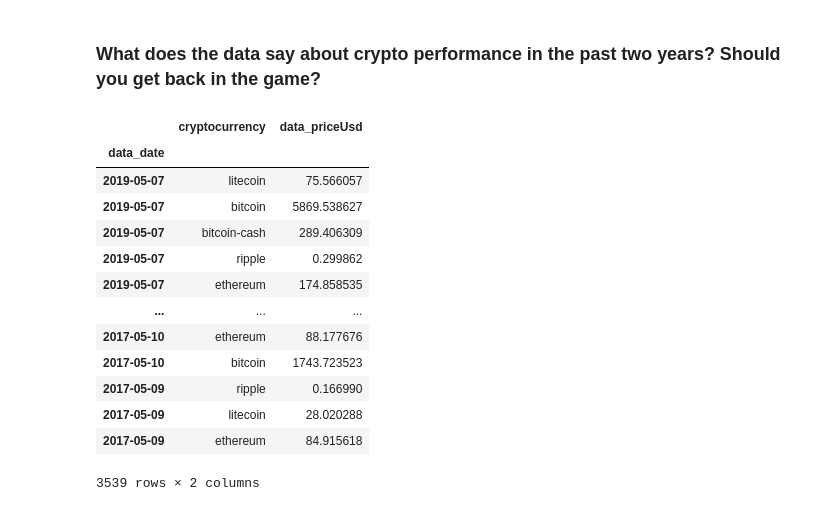
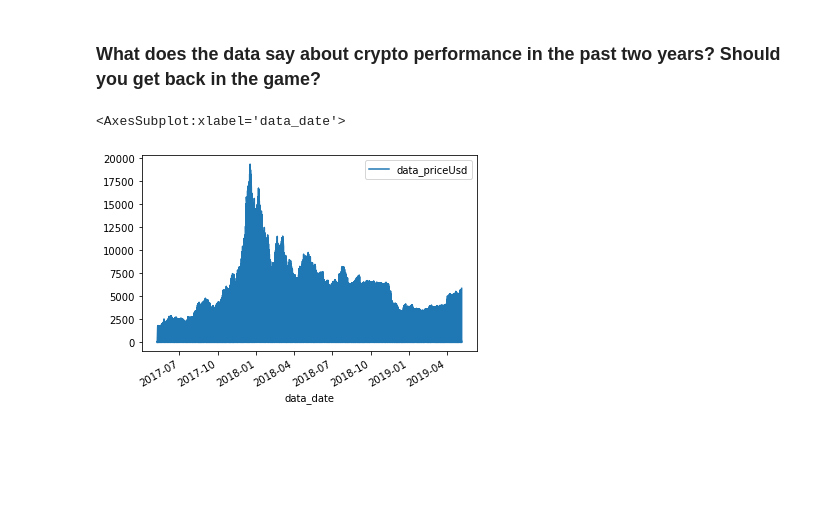
Before and after one commit to AkanSri/Rutgers-FinTech, a Jupyter notebook: 01-Lesson-Plans/02-Python/03-Python-Pandas/3/Activities/06-Stu_Groupby/Unsolved/group_dynamics.ipynb, the cells around one changed output. Saved outputs shown, nothing was run; the diff lists cells and outputs as text; code cells hidden in the pictures; blank space fills up the shorter version.

```diff
--- a/01-Lesson-Plans/02-Python/03-Python-Pandas/3/Activities/06-Stu_Groupby/Unsolved/group_dynamics.ipynb
+++ b/01-Lesson-Plans/02-Python/03-Python-Pandas/3/Activities/06-Stu_Groupby/Unsolved/group_dynamics.ipynb
@@ -89,20 +81,9 @@ ripple             0.154144
 Name: data_priceUsd, dtype: float64
 # %% [markdown]
 ### What does the data say about crypto performance in the past two years? Should you get back in the game?
-# %%
-crypto_data.sort_index(ascending=False)
-# %% [output]
-|  | cryptocurrency | data_priceUsd |
-| data_date |  |  |
-| 2019-05-07 | litecoin | 75.566057 |
-| 2019-05-07 | bitcoin | 5869.538627 |
-| 2019-05-07 | bitcoin-cash | 289.406309 |
-| 2019-05-07 | ripple | 0.299862 |
-| 2019-05-07 | ethereum | 174.858535 |
-| ... | ... | ... |
-| 2017-05-10 | ethereum | 88.177676 |
-| 2017-05-10 | bitcoin | 1743.723523 |
-| 2017-05-09 | ripple | 0.166990 |
-| 2017-05-09 | litecoin | 28.020288 |
-| 2017-05-09 | ethereum | 84.915618 |
-3539 rows × 2 columns
+# %%
+sorted_crypto_data=crypto_data.sort_values('data_priceUsd',ascending=False)
+sorted_crypto_data.plot()
+# %% [output]
+<AxesSubplot:xlabel='data_date'>
+[figure, added]
```
Also changed, not shown: parts of 1 cell of this notebook, 6 other files.
